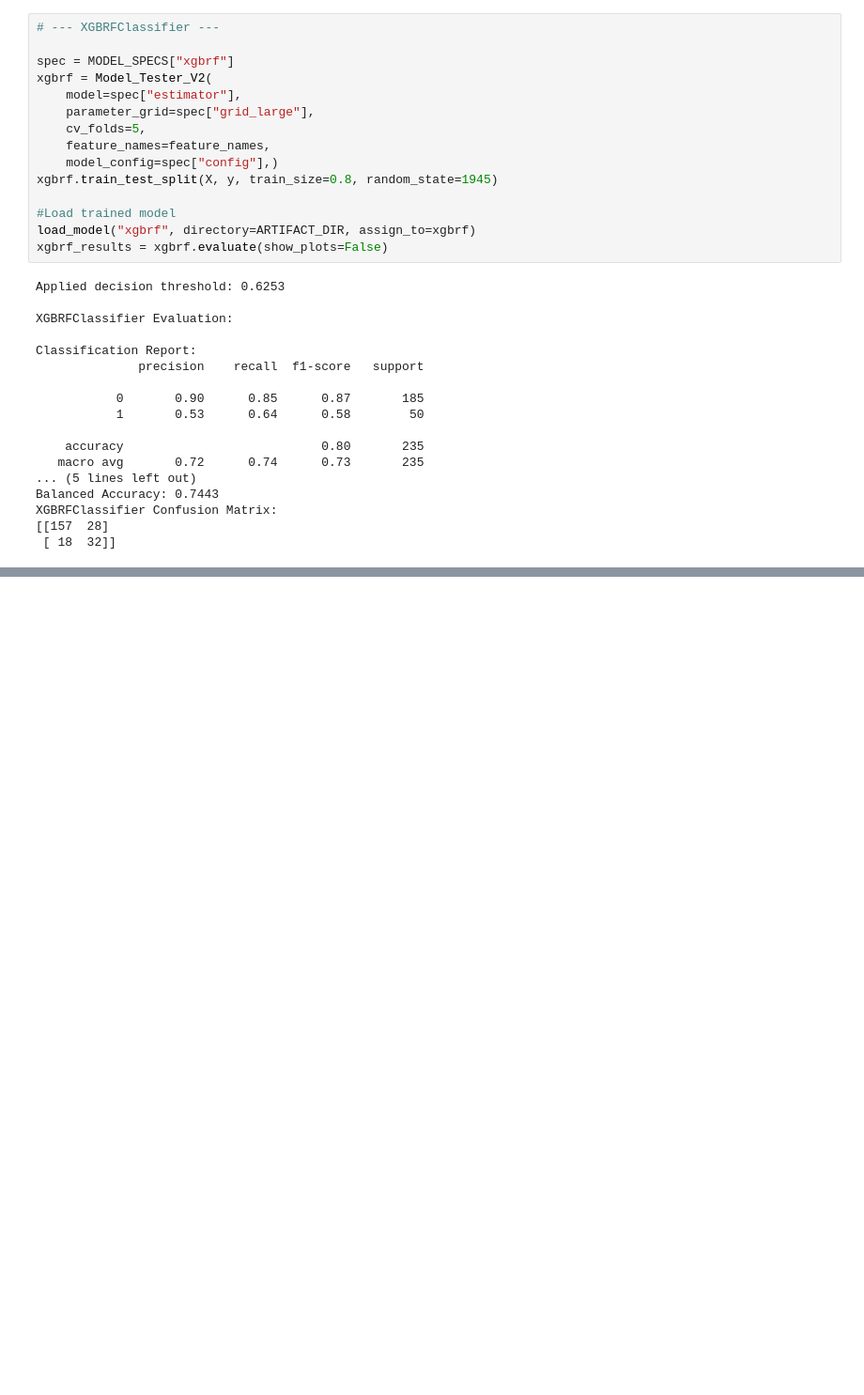
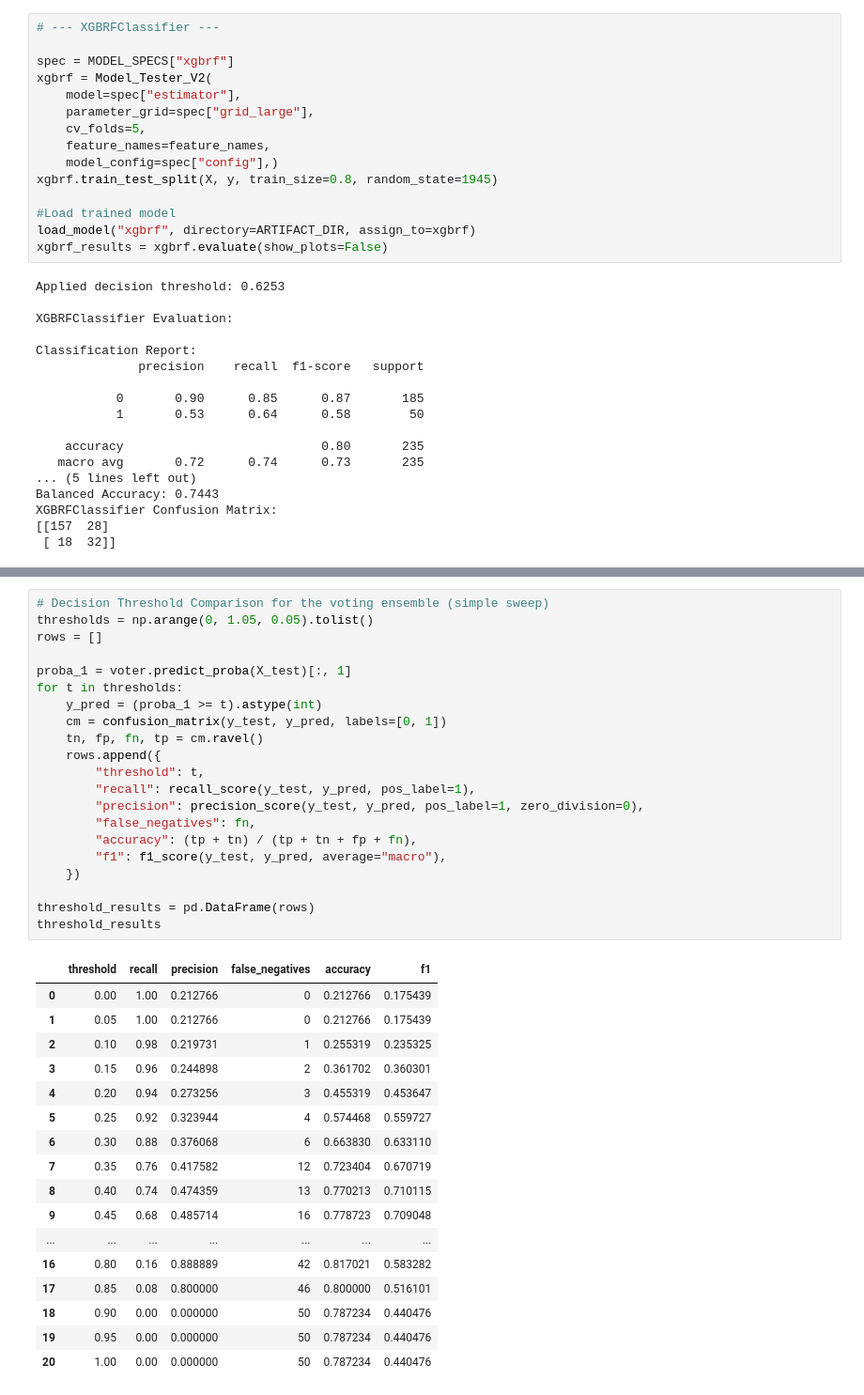
Before and after one commit to MAP9900/Convoy-Predictor-Project, a Jupyter notebook: notebooks/exploration/Ensemble_Learning_Test.ipynb, the cells around one changed output, grey strips where cells are left out. Shown at 94% size. Cells and saved outputs as stored; diff of their text form; blank space fills up the shorter version.

```diff
--- a/notebooks/exploration/Ensemble_Learning_Test.ipynb
+++ b/notebooks/exploration/Ensemble_Learning_Test.ipynb
@@ -261,0 +366,39 @@ XGBRFClassifier Confusion Matrix:
+# %%
+# Decision Threshold Comparison for the voting ensemble (simple sweep)
+thresholds = np.arange(0, 1.05, 0.05).tolist()
+rows = []
+
+proba_1 = voter.predict_proba(X_test)[:, 1]
+for t in thresholds:
+    y_pred = (proba_1 >= t).astype(int)
+    cm = confusion_matrix(y_test, y_pred, labels=[0, 1])
+    tn, fp, fn, tp = cm.ravel()
+    rows.append({
+        "threshold": t,
+        "recall": recall_score(y_test, y_pred, pos_label=1),
+        "precision": precision_score(y_test, y_pred, pos_label=1, zero_division=0),
+        "false_negatives": fn,
+        "accuracy": (tp + tn) / (tp + tn + fp + fn),
+        "f1": f1_score(y_test, y_pred, average="macro"),
+    })
+
+threshold_results = pd.DataFrame(rows)
+threshold_results
+# %% [output]
+|  | threshold | recall | precision | false_negatives | accuracy | f1 |
+| 0 | 0.00 | 1.00 | 0.212766 | 0 | 0.212766 | 0.175439 |
+| 1 | 0.05 | 1.00 | 0.212766 | 0 | 0.212766 | 0.175439 |
+| 2 | 0.10 | 0.98 | 0.219731 | 1 | 0.255319 | 0.235325 |
+| 3 | 0.15 | 0.96 | 0.244898 | 2 | 0.361702 | 0.360301 |
+| 4 | 0.20 | 0.94 | 0.273256 | 3 | 0.455319 | 0.453647 |
+| 5 | 0.25 | 0.92 | 0.323944 | 4 | 0.574468 | 0.559727 |
+| 6 | 0.30 | 0.88 | 0.376068 | 6 | 0.663830 | 0.633110 |
+| 7 | 0.35 | 0.76 | 0.417582 | 12 | 0.723404 | 0.670719 |
+| 8 | 0.40 | 0.74 | 0.474359 | 13 | 0.770213 | 0.710115 |
+| 9 | 0.45 | 0.68 | 0.485714 | 16 | 0.778723 | 0.709048 |
+| ... | ... | ... | ... | ... | ... | ... |
+| 16 | 0.80 | 0.16 | 0.888889 | 42 | 0.817021 | 0.583282 |
+| 17 | 0.85 | 0.08 | 0.800000 | 46 | 0.800000 | 0.516101 |
+| 18 | 0.90 | 0.00 | 0.000000 | 50 | 0.787234 | 0.440476 |
+| 19 | 0.95 | 0.00 | 0.000000 | 50 | 0.787234 | 0.440476 |
+| 20 | 1.00 | 0.00 | 0.000000 | 50 | 0.787234 | 0.440476 |
```
Also changed, not shown: parts of 4 cells of this notebook.
